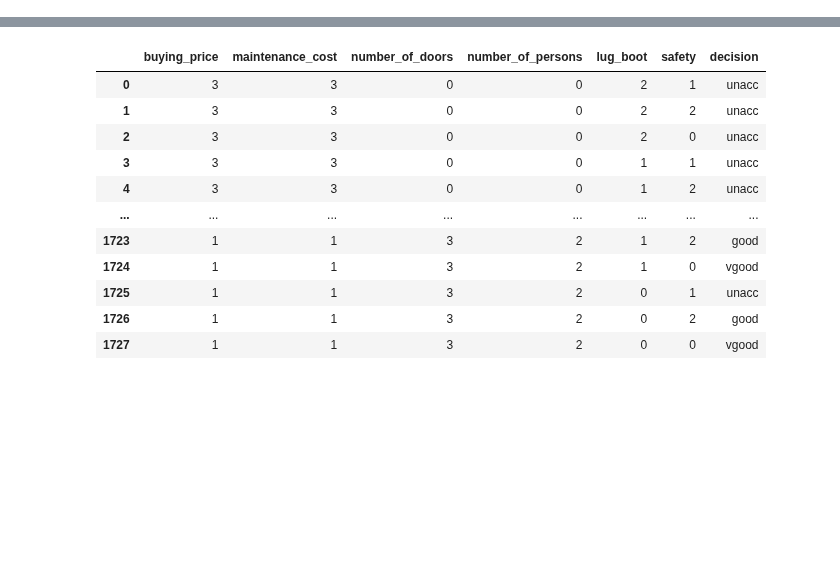
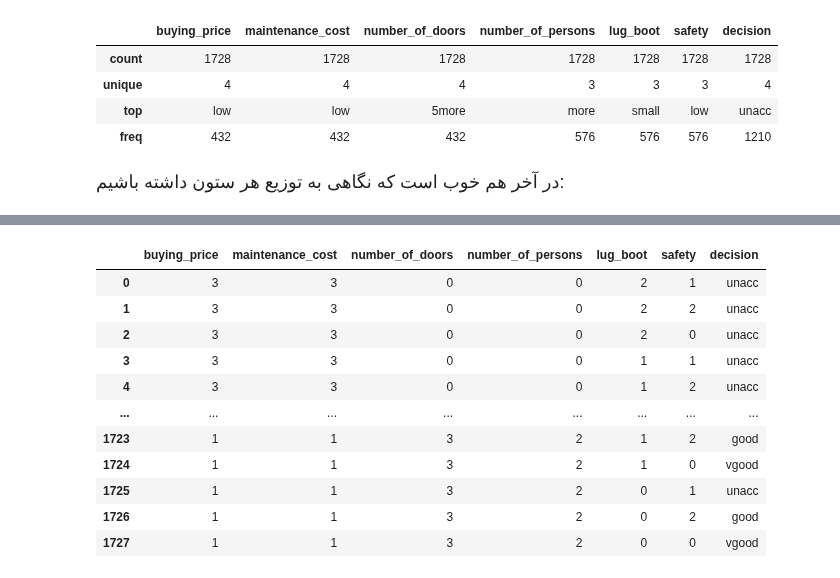
Before and after one commit to SharifiZarchi/Introduction_to_Machine_Learning, a Jupyter notebook: Jupyter_Notebooks/Chapter_02_Classical_Models/DecisionTree.ipynb, the cells around one changed output, grey strips where cells are left out. Saved outputs shown, nothing was run; the diff lists cells and outputs as text; code cells hidden in the pictures; blank space fills up the shorter version.

```diff
--- a/Jupyter_Notebooks/Chapter_02_Classical_Models/DesicionTree.ipynb
+++ b/Jupyter_Notebooks/Chapter_02_Classical_Models/DecisionTree.ipynb
@@ -283,3 +402,17 @@ car_evaluation_pdf.head()
+# %%
+car_evaluation_pdf.describe()
+# %% [output]
+|  | buying_price | maintenance_cost | number_of_doors | number_of_persons | lug_boot | safety | decision |
+| count | 1728 | 1728 | 1728 | 1728 | 1728 | 1728 | 1728 |
+| unique | 4 | 4 | 4 | 3 | 3 | 3 | 4 |
+| top | low | low | 5more | more | small | low | unacc |
+| freq | 432 | 432 | 432 | 576 | 576 | 576 | 1210 |
+# %% [markdown]
+<div dir=rtl>
+    <font face="XB Zar" size=4>
+        در آخر هم خوب است که نگاهی به توزیع هر ستون داشته باشیم:
+    </font>
+</div>
 # %%
 for column in car_evaluation_column_names:
     print(car_evaluation_pdf[column].value_counts())
```
Also changed, not shown: parts of 37 cells of this notebook.
